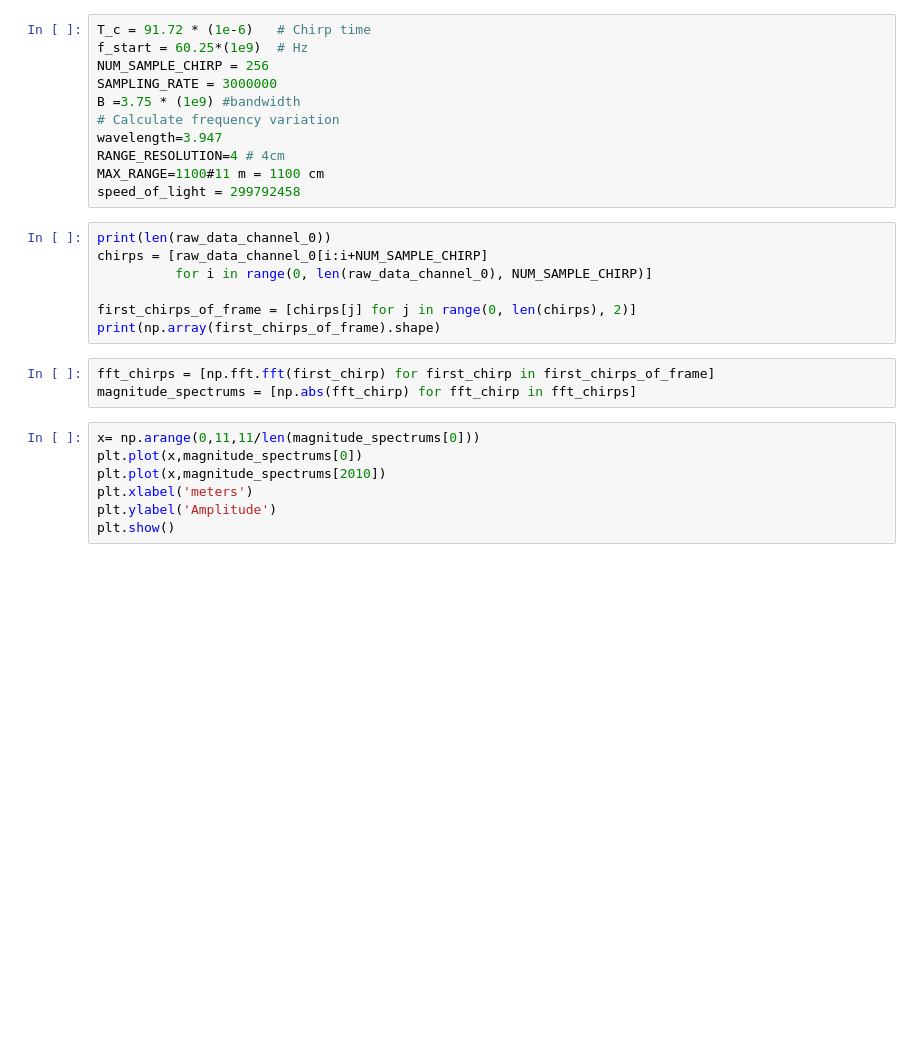
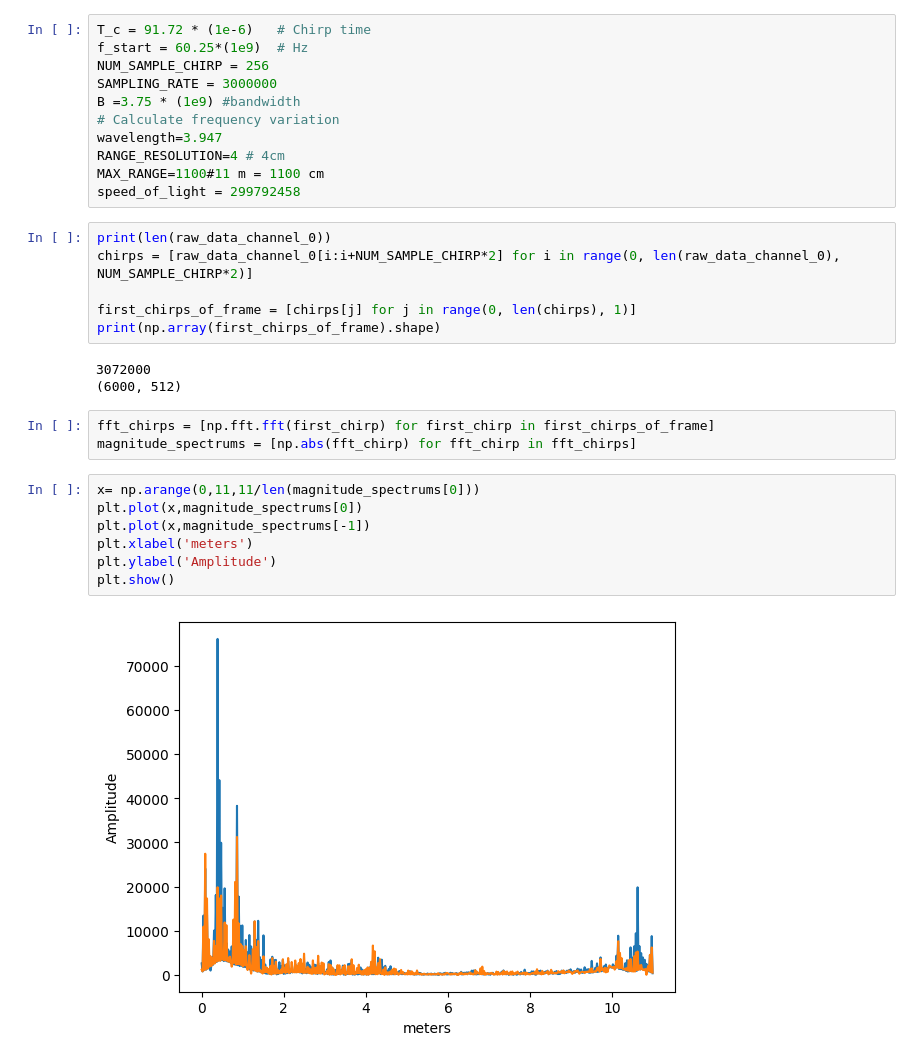
Before and after one commit to tqdinh/gensignal, a Jupyter notebook: EXTRACT_VITAL_SIGNAL_IN_FMCW_RADAR_v1.ipynb, the cells around one changed output. Saved outputs shown, nothing was run; the diff lists cells and outputs as text; blank space fills up the shorter version.

```diff
--- a/EXTRACT_VITAL_SIGNAL_IN_FMCW_RADAR_v1.ipynb
+++ b/EXTRACT_VITAL_SIGNAL_IN_FMCW_RADAR_v1.ipynb
@@ -49,21 +50,25 @@ MAX_RANGE=1100#11 m = 1100 cm
 speed_of_light = 299792458
 # %%
 print(len(raw_data_channel_0))
-chirps = [raw_data_channel_0[i:i+NUM_SAMPLE_CHIRP]
-          for i in range(0, len(raw_data_channel_0), NUM_SAMPLE_CHIRP)]
+chirps = [raw_data_channel_0[i:i+NUM_SAMPLE_CHIRP*2] for i in range(0, len(raw_data_channel_0), NUM_SAMPLE_CHIRP*2)]
 
-first_chirps_of_frame = [chirps[j] for j in range(0, len(chirps), 2)]
+first_chirps_of_frame = [chirps[j] for j in range(0, len(chirps), 1)]
 print(np.array(first_chirps_of_frame).shape)
+# %% [output]
+3072000
+(6000, 512)
 # %%
 fft_chirps = [np.fft.fft(first_chirp) for first_chirp in first_chirps_of_frame]
 magnitude_spectrums = [np.abs(fft_chirp) for fft_chirp in fft_chirps]
 # %%
 x= np.arange(0,11,11/len(magnitude_spectrums[0]))
 plt.plot(x,magnitude_spectrums[0])
-plt.plot(x,magnitude_spectrums[2010])
+plt.plot(x,magnitude_spectrums[-1])
 plt.xlabel('meters')
 plt.ylabel('Amplitude')
 plt.show()
+# %% [output]
+[figure, added]
 # %%
 
 #find it's manitude
```
Also changed, not shown: parts of 16 cells of this notebook, 5 other files.
